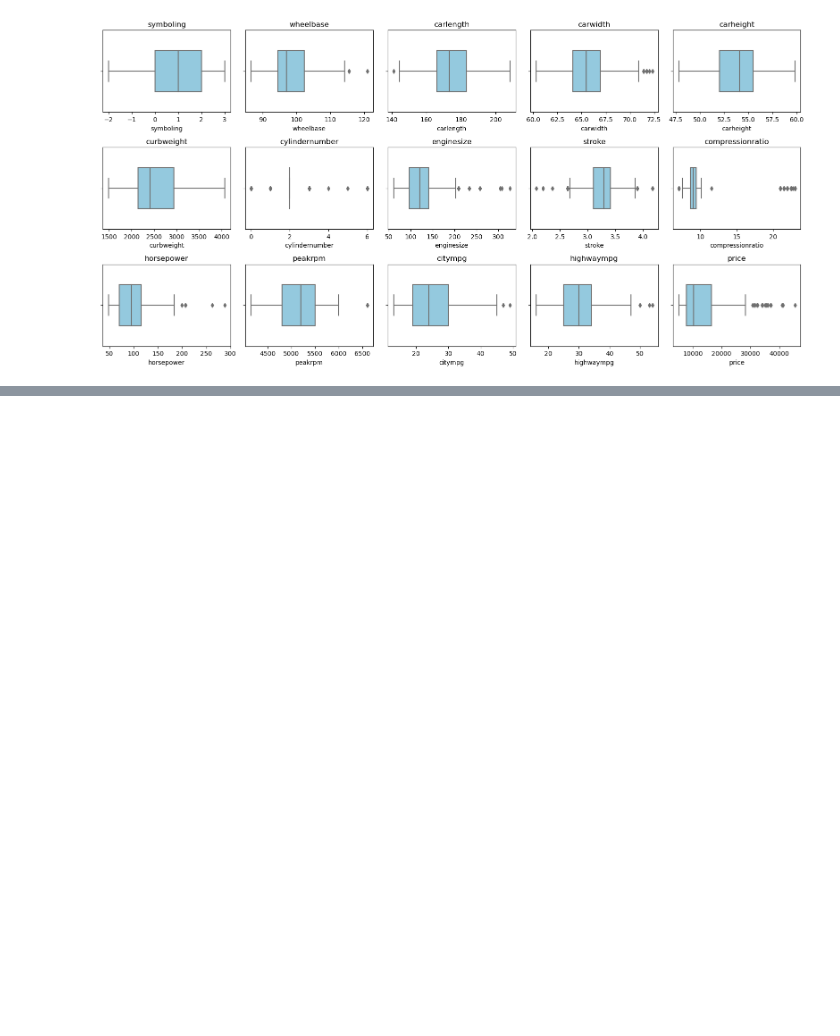
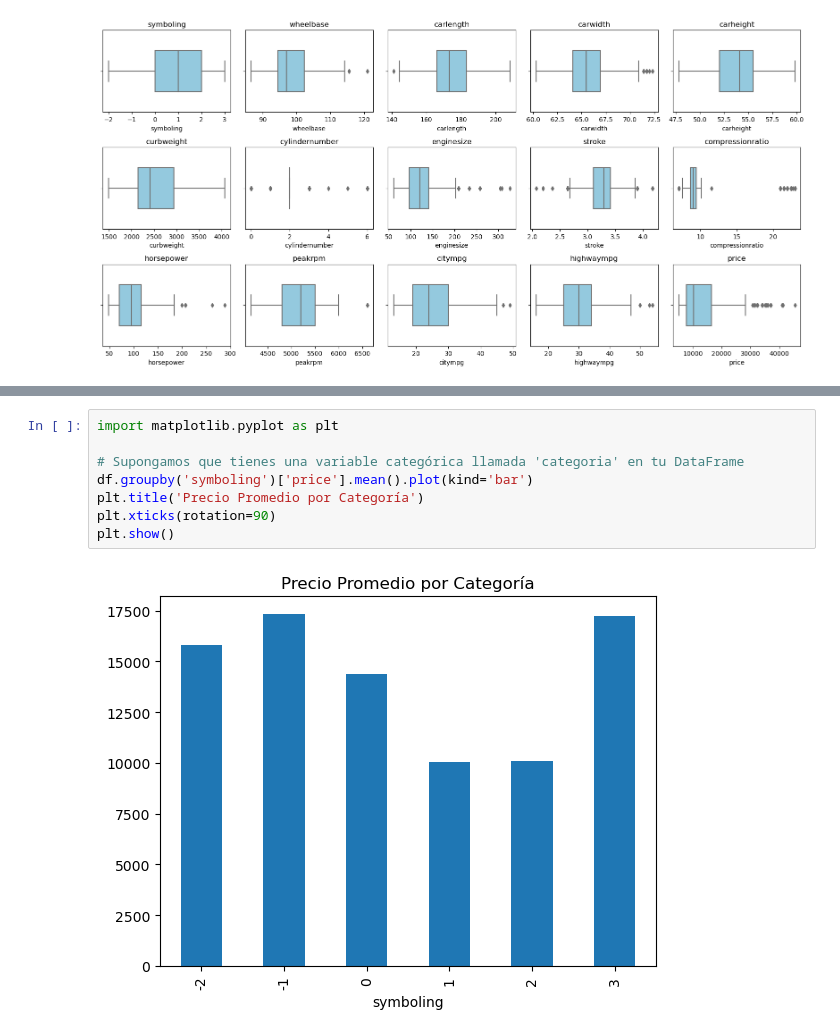
Before and after one commit to AlfredoGrcaa/LR_WO_Framework, a Jupyter notebook: final/estadistica/implementacion_estadistica.ipynb, the cells around one changed output, grey strips where cells are left out. Drawn from its saved outputs; the diff is of its cells as text; blank space fills up the shorter version.

```diff
--- a/final/estadistica/implementacion_estadistica.ipynb
+++ b/final/estadistica/implementacion_estadistica.ipynb
@@ -233,0 +303,10 @@ Podemos ver que en las variables numericas tenemos una distribución de los dato
+# %%
+import matplotlib.pyplot as plt
+
+# Supongamos que tienes una variable categórica llamada 'categoria' en tu DataFrame
+df.groupby('symboling')['price'].mean().plot(kind='bar')
+plt.title('Precio Promedio por Categoría')
+plt.xticks(rotation=90)
+plt.show()
+# %% [output]
+[figure, added]
```
Also changed, not shown: parts of 83 cells of this notebook.
